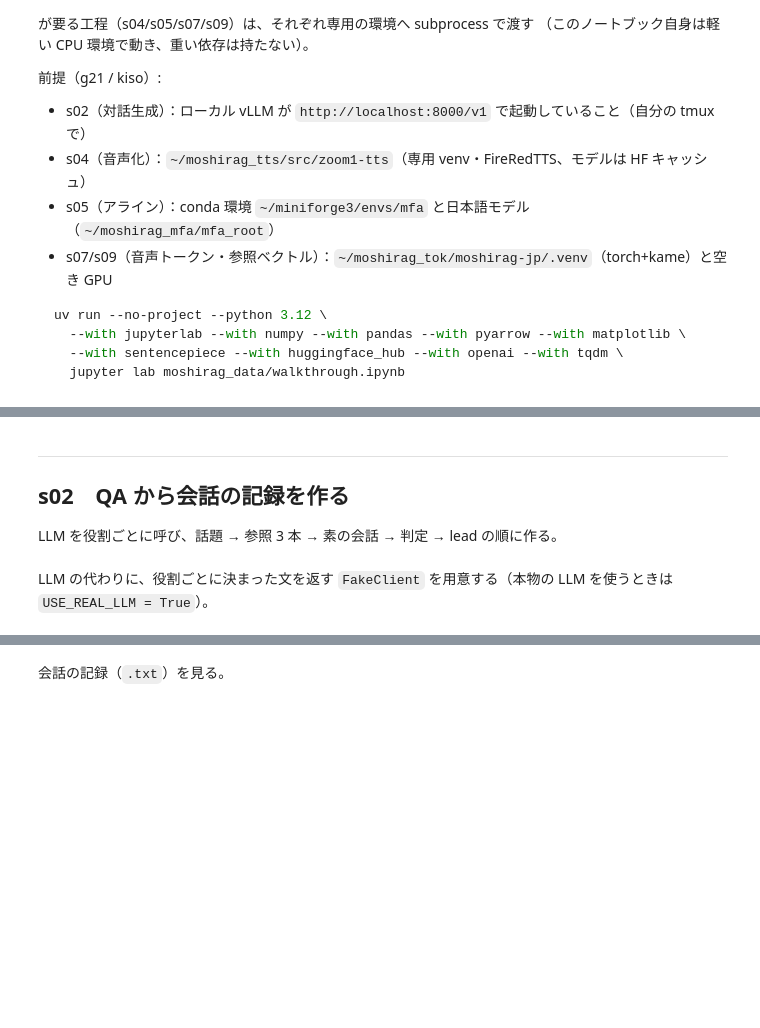
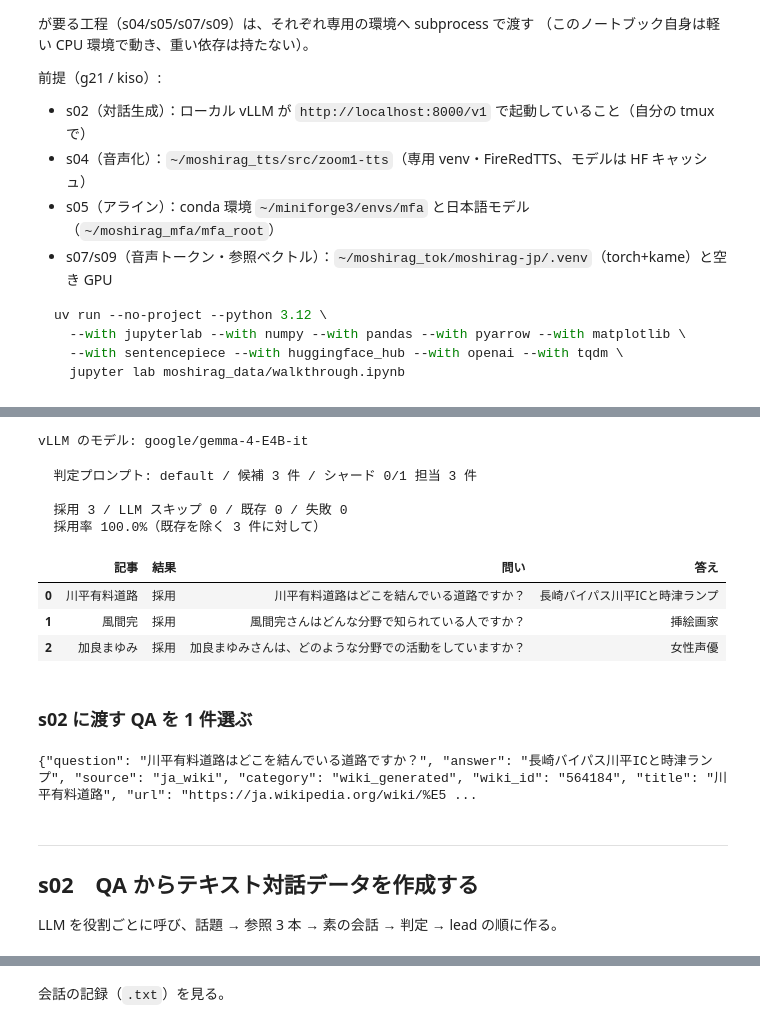
Before and after one commit to joichiro-12/moshirag-jp, a Jupyter notebook: moshirag_data/walkthrough.ipynb, the cells around one changed output, grey strips where cells are left out. Cells and saved outputs as stored; diff of their text form; code cells hidden in the pictures; blank space fills up the shorter version.

```diff
--- a/moshirag_data/walkthrough.ipynb
+++ b/moshirag_data/walkthrough.ipynb
@@ -158,7 +166,51 @@ print((S01 / "wiki_qa.jsonl").read_text(encoding="utf-8"))
+# %%
+# s01c と s02 が呼ぶ LLM（ローカル vLLM）。:8000 が実際に公開しているモデル名に合わせる
+# （名前が違うと vLLM が 404 を返すため）
+import urllib.request
+
+LLM_BASE_URL = "http://localhost:8000/v1"
+served = json.loads(urllib.request.urlopen(LLM_BASE_URL.rstrip("/") + "/models").read())["data"]
+LLM_MODEL = served[0]["id"]
+print("vLLM のモデル:", LLM_MODEL)
+# %% [output]
+vLLM のモデル: google/gemma-4-E4B-it
+# %%
+# 本番（jobs/qa_gen/wikiqa_main.pbs）と同じ引数で s01c.main を流す（件数が少ないので workers だけ 1）
+candidates = [json.loads(l) for l in CAND.read_text(encoding="utf-8").splitlines()]
+QA_ALL = S01 / "wiki_qa_all.jsonl"
+argv = ["s01c_wiki_qa.py", "--input_file", str(CAND), "--output_file", str(QA_ALL),
+        "--model", LLM_MODEL, "--llm_base_url", LLM_BASE_URL,
+        "--role", "default", "--effort", "low", "--workers", "1"]
+with mock.patch.object(sys, "argv", argv):
+    s01c.main()
+# %% [output]
+  判定プロンプト: default / 候補 3 件 / シャード 0/1 担当 3 件
+
+  採用 3 / LLM スキップ 0 / 既存 0 / 失敗 0
+  採用率 100.0%（既存を除く 3 件に対して）
+# %%
+# どの記事が採用され、どんな問いと答えになったか
+made = {r["title"]: r for r in map(json.loads, QA_ALL.read_text(encoding="utf-8").splitlines())}
+pd.DataFrame([{"記事": c["title"], "結果": "採用" if c["title"] in made else "スキップ",
+               "問い": made.get(c["title"], {}).get("question", ""),
+               "答え": made.get(c["title"], {}).get("answer", "")} for c in candidates])
+# %% [output]
+|  | 記事 | 結果 | 問い | 答え |
+| 0 | 川平有料道路 | 採用 | 川平有料道路はどこを結んでいる道路ですか？ | 長崎バイパス川平ICと時津ランプ |
+| 1 | 風間完 | 採用 | 風間完さんはどんな分野で知られている人ですか？ | 挿絵画家 |
+| 2 | 加良まゆみ | 採用 | 加良まゆみさんは、どのような分野での活動をしていますか？ | 女性声優 |
+# %% [markdown]
+### s02 に渡す QA を 1 件選ぶ
+# %%
+# 採用された QA から 1 件（サンプル記事の順で最初のもの）を s02 の入力にする
+assert made, "LLM がすべての記事をスキップした。もう一度実行するか、tmp/ のサンプル記事を変える"
+seed_qa = next(made[c["title"]] for c in candidates if c["title"] in made)
+(S01 / "wiki_qa.jsonl").write_text(json.dumps(seed_qa, ensure_ascii=False) + "\n", encoding="utf-8")
+print((S01 / "wiki_qa.jsonl").read_text(encoding="utf-8"))
+# %% [output]
+{"question": "川平有料道路はどこを結んでいる道路ですか？", "answer": "長崎バイパス川平ICと時津ランプ", "source": "ja_wiki", "category": "wiki_generated", "wiki_id": "564184", "title": "川平有料道路", "url": "https://ja.wikipedia.org/wiki/%E5 ...
 # %% [markdown]
 ---
-## s02　QA から会話の記録を作る
+## s02　QA からテキスト対話データを作成する
 
 LLM を役割ごとに呼び、話題 → 参照 3 本 → 素の会話 → 判定 → lead の順に作る。
-# %% [markdown]
-LLM の代わりに、役割ごとに決まった文を返す `FakeClient` を用意する（本物の LLM を使うときは `USE_REAL_LLM = True`）。
```
Also changed, not shown: parts of 21 cells of this notebook, 3 other files.
